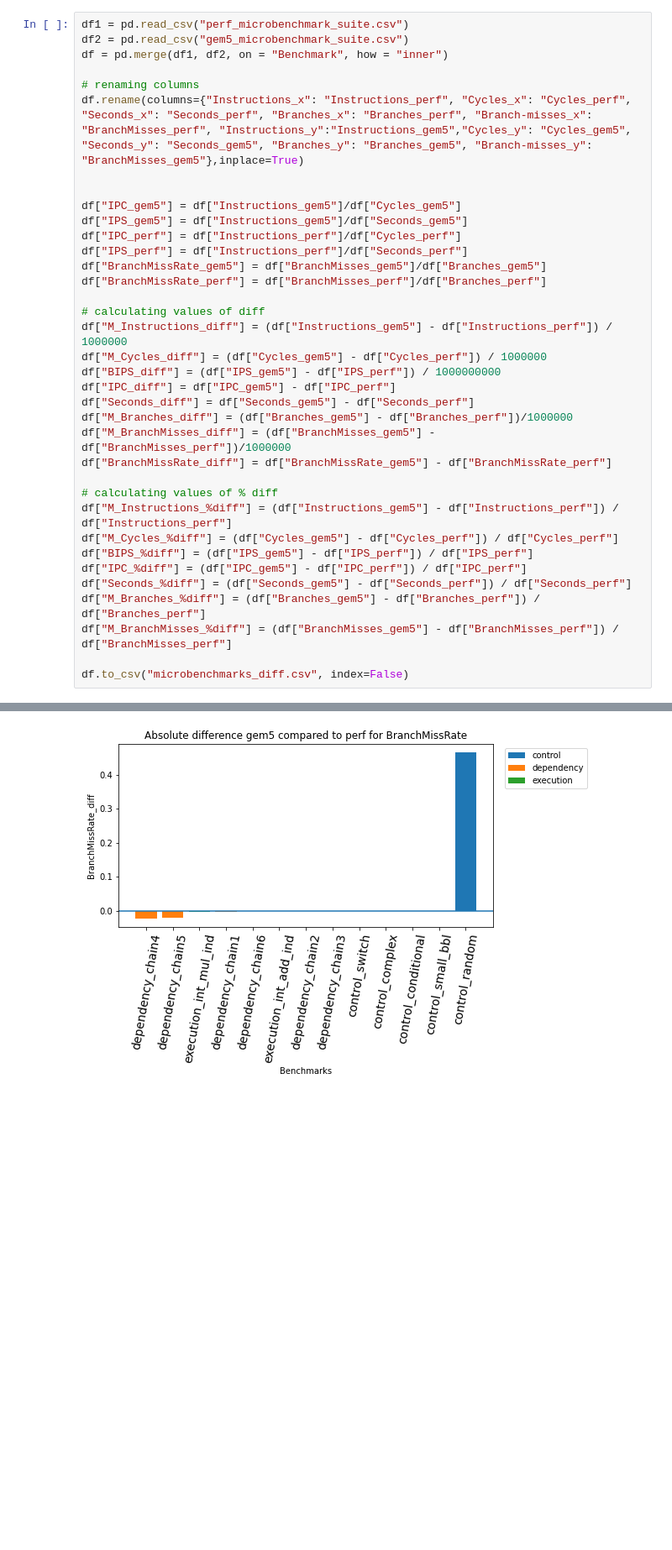
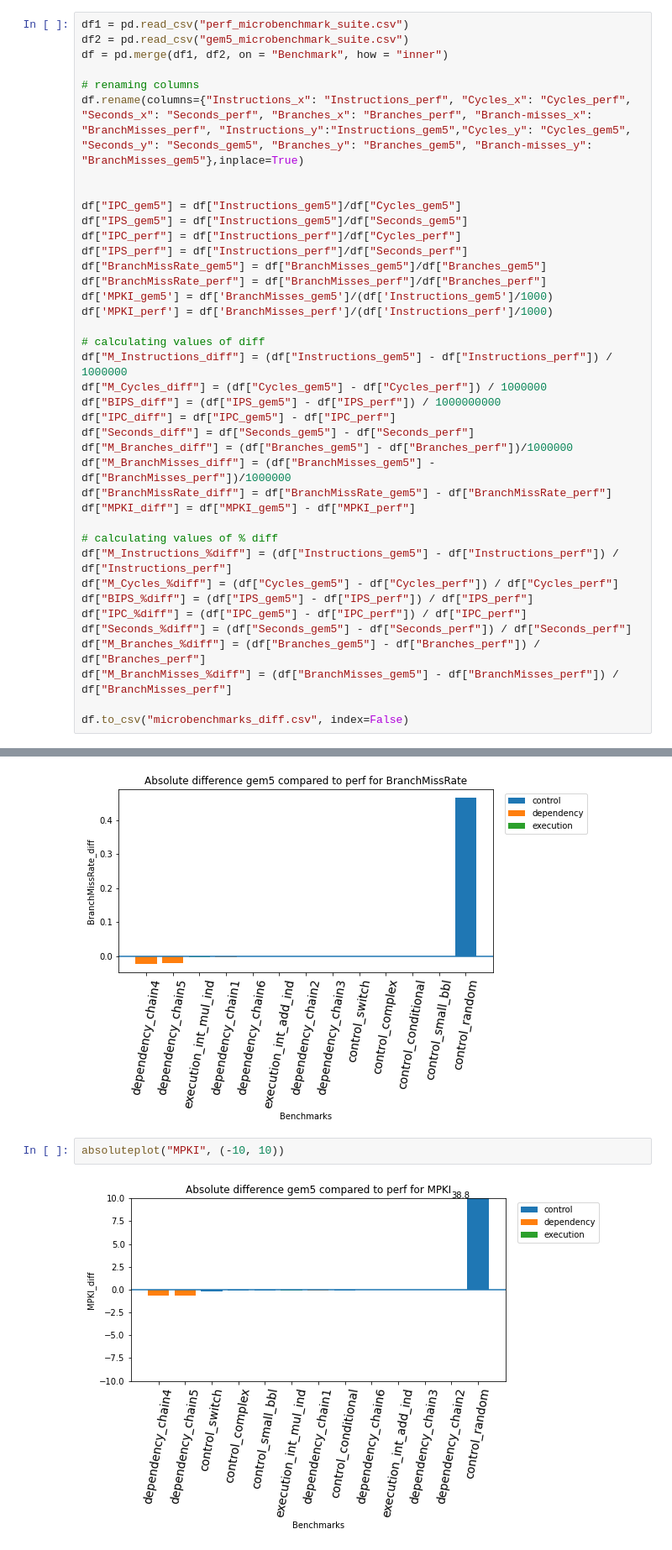
Before and after one commit to darchr/riscv-validation, a Jupyter notebook: plots/microbenchmark_suite_diff.ipynb, the cells around one changed output, grey strips where cells are left out. Shown: that part at 84% size. Drawn from its saved outputs; the diff is of its cells as text; blank space fills up the shorter version.

Commit message:
Plotted MPKI

```diff
--- a/plots/microbenchmark_suite_diff.ipynb
+++ b/plots/microbenchmark_suite_diff.ipynb
@@ -20,6 +20,8 @@ df["IPC_perf"] = df["Instructions_perf"]/df["Cycles_perf"]
 df["IPS_perf"] = df["Instructions_perf"]/df["Seconds_perf"]
 df["BranchMissRate_gem5"] = df["BranchMisses_gem5"]/df["Branches_gem5"]
 df["BranchMissRate_perf"] = df["BranchMisses_perf"]/df["Branches_perf"]
+df['MPKI_gem5'] = df['BranchMisses_gem5']/(df['Instructions_gem5']/1000)
+df['MPKI_perf'] = df['BranchMisses_perf']/(df['Instructions_perf']/1000)
 
 # calculating values of diff
 df["M_Instructions_diff"] = (df["Instructions_gem5"] - df["Instructions_perf"]) / 1000000
@@ -30,6 +32,7 @@ df["Seconds_diff"] = df["Seconds_gem5"] - df["Seconds_perf"]
 df["M_Branches_diff"] = (df["Branches_gem5"] - df["Branches_perf"])/1000000
 df["M_BranchMisses_diff"] = (df["BranchMisses_gem5"] - df["BranchMisses_perf"])/1000000
 df["BranchMissRate_diff"] = df["BranchMissRate_gem5"] - df["BranchMissRate_perf"]
+df["MPKI_diff"] = df["MPKI_gem5"] - df["MPKI_perf"]
 
 # calculating values of % diff
 df["M_Instructions_%diff"] = (df["Instructions_gem5"] - df["Instructions_perf"]) / df["Instructions_perf"]
@@ -181,3 +184,7 @@ percentageplot("BranchMisses", (-0.1,0.1))
 absoluteplot("BranchMissRate")
 # %% [output]
 [figure]
+# %%
+absoluteplot("MPKI", (-10, 10))
+# %% [output]
+[figure, added]
```
